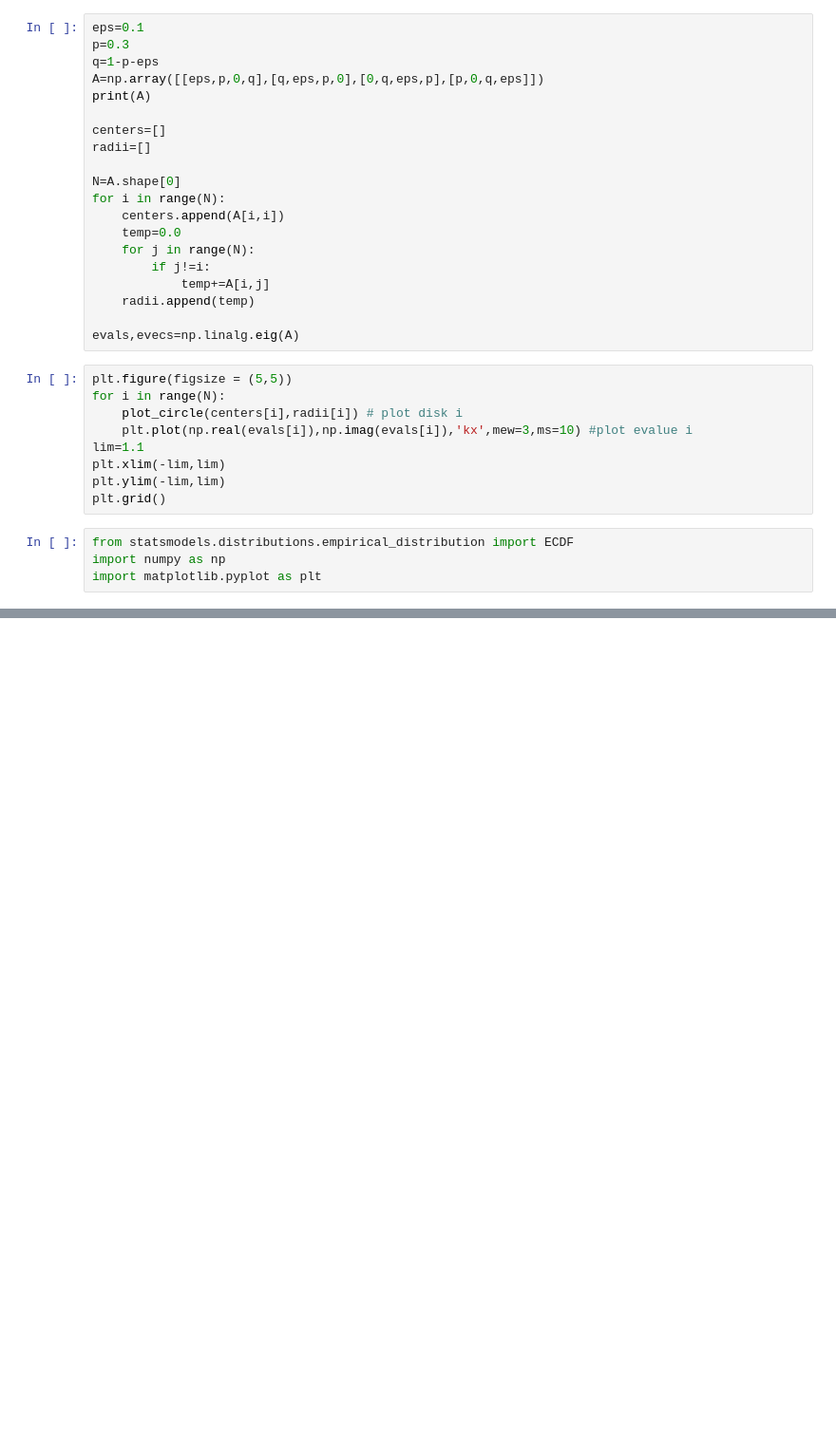
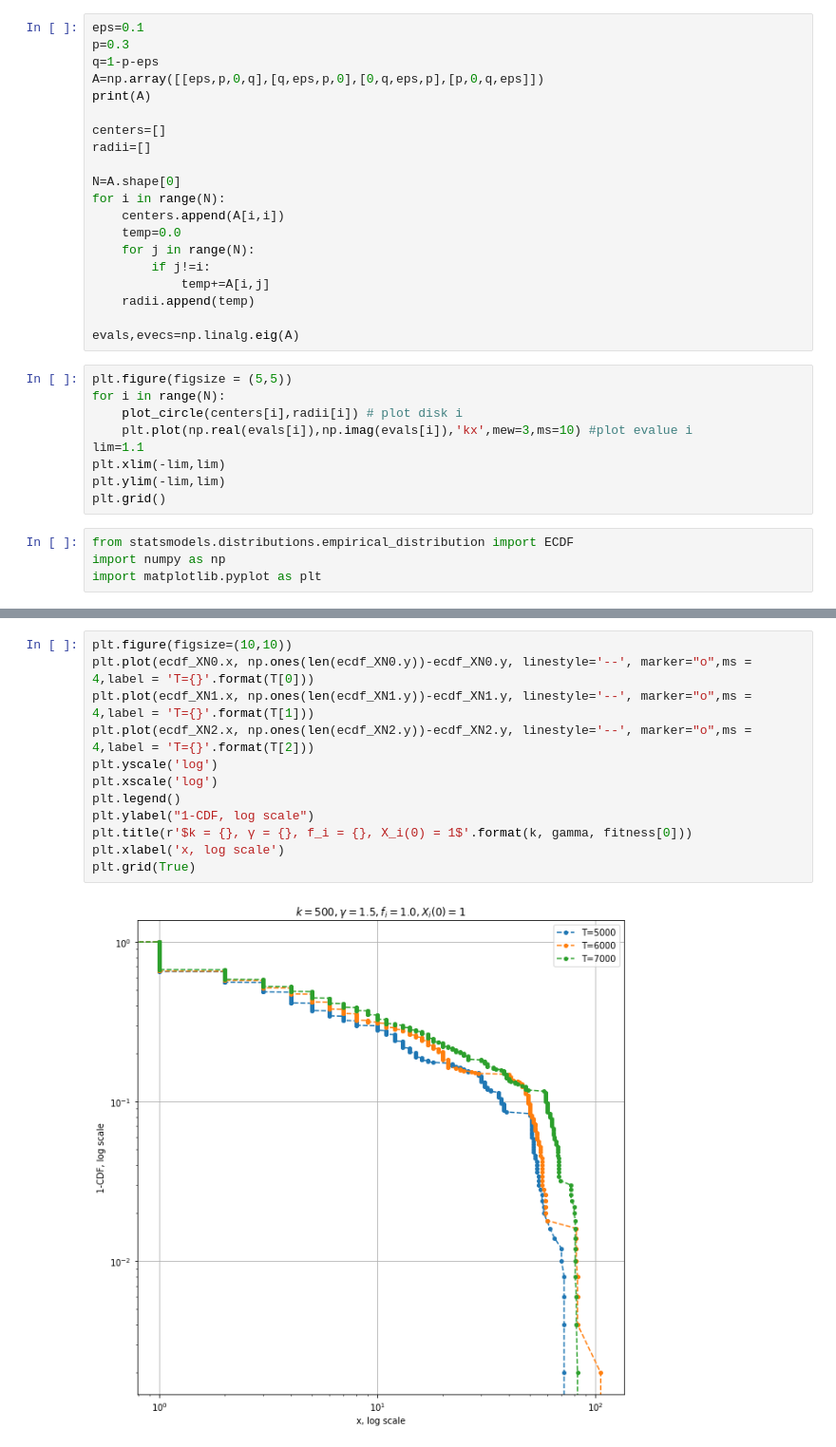
Before and after one commit to Nayef-S/MA933-2019, a Jupyter notebook: Support Class 2.ipynb, the cells around one changed output, grey strips where cells are left out. Shown at 95% size. Saved outputs shown, nothing was run; the diff lists cells and outputs as text; blank space fills up the shorter version.

```diff
--- a/Support Class 2.ipynb
+++ b/Support Class 2.ipynb
@@ -235,0 +253,14 @@ plt.grid(True)
+# %%
+plt.figure(figsize=(10,10))
+plt.plot(ecdf_XN0.x, np.ones(len(ecdf_XN0.y))-ecdf_XN0.y, linestyle='--', marker="o",ms = 4,label = 'T={}'.format(T[0]))
+plt.plot(ecdf_XN1.x, np.ones(len(ecdf_XN1.y))-ecdf_XN1.y, linestyle='--', marker="o",ms = 4,label = 'T={}'.format(T[1]))
+plt.plot(ecdf_XN2.x, np.ones(len(ecdf_XN2.y))-ecdf_XN2.y, linestyle='--', marker="o",ms = 4,label = 'T={}'.format(T[2]))
+plt.yscale('log')
+plt.xscale('log')
+plt.legend()
+plt.ylabel("1-CDF, log scale")
+plt.title(r'$k = {}, γ = {}, f_i = {}, X_i(0) = 1$'.format(k, gamma, fitness[0]))
+plt.xlabel('x, log scale')
+plt.grid(True)
+# %% [output]
+[figure, added]
```
Also changed, not shown: parts of 2 cells of this notebook.
